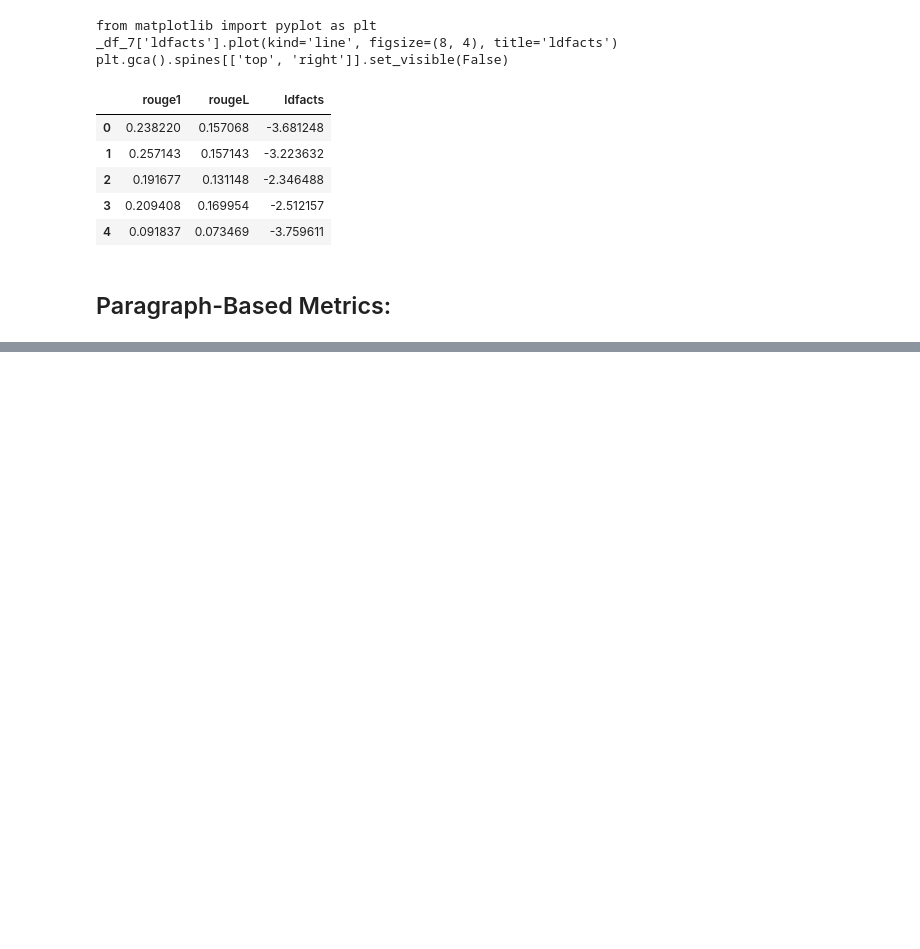
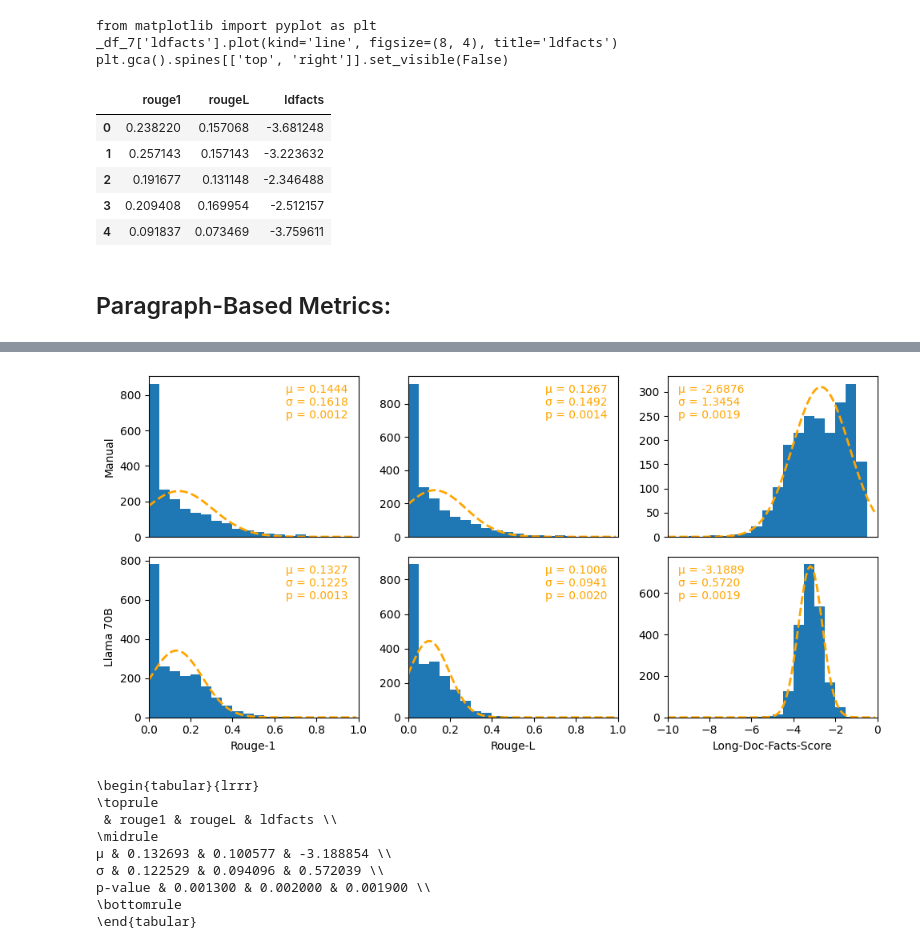
Before and after one commit to EFRA-DH/sgs, a Jupyter notebook: scoring.ipynb, the cells around one changed output, grey strips where cells are left out. Drawn from its saved outputs; the diff is of its cells as text; code cells hidden in the pictures; blank space fills up the shorter version.

```diff
--- a/scoring.ipynb
+++ b/scoring.ipynb
@@ -387,0 +355,7 @@ scores_density.head()
+# %%
+titles = {
+    'rouge1': 'Rouge-1',
+    'rougeL': 'Rouge-L',
+    'ldfacts': 'Long-Doc-Facts-Score',
+    'bart': 'BART-Score'
+}
@@ -387,0 +364,3 @@ scores_density.head()
+# %%
+scores_manual = pd.read_csv('scores_manual.csv', index_col=0).fillna(0.)
+scores_manual.describe()
@@ -387,0 +377,3 @@ scores_density.head()
+# %%
+scores_llama70b = pd.read_csv('scores_llama70b.csv', index_col=0).fillna(0.)
+scores_llama70b.describe()
@@ -387,0 +390,59 @@ scores_density.head()
+# %%
+# create figure:
+fig, axs = plt.subplots(2, 3, figsize=(10, 5))
+
+# plot columns:
+table = {}
+for i, scores in enumerate([scores_manual, scores_llama70b]):
+    for j, col in enumerate(scores.columns):
+      ax = axs[i, j]
+
+      if col.startswith('rouge'): x_min, x_max, x_step = 0., 1., .01
+      else:                       x_min, x_max, x_step = -10., 0., .1
+      bins = np.arange(x_min, x_max, x_step*5.)
+      x = np.arange(x_min, x_max, x_step)
+
+      # plot histogram:
+      ax.hist(scores[col], bins=bins)
+
+      # compute Shapiro-Wilk:
+      mc = monte_carlo_test(x, norm.rvs, lambda x: shapiro(x).statistic, alternative='less')
+
+      # fit and plot normal distribution:
+      mu, std = norm.fit(scores[col])
+      y = norm.pdf(x, mu, std) * (len(scores) * x_step * 5.)
+      ax.plot(x, y, ls='dashed', lw=2, c='orange')
+
+      # print fit characteristics:
+      ax.text(.95 if col.startswith('rouge') else -9.5, .95*ax.get_ylim()[1],
+          f'μ = {mu:.4f}\nσ = {std:.4f}\np = {mc.pvalue:.4f}',
+          horizontalalignment='right' if col.startswith('rouge') else 'left',
+          verticalalignment='top',
+          c='orange'
+      )
+
+      # layout:
+      ax.set_xlim(x_min, x_max)
+      if i == 0: ax.set_xticks([])
+      else: ax.set_xlabel(titles[col])
+      if j == 0: ax.set_ylabel('Manual' if i == 0 else 'Llama 70B')
+
+      table[col] = {'μ':mu, 'σ':std, 'p-value':mc.pvalue}
+
+plt.tight_layout()
+plt.savefig('similarity.pdf')
+plt.show()
+
+# print latex table:
+print(pd.DataFrame(table).to_latex())
+# %% [output]
+[figure, added]
+\begin{tabular}{lrrr}
+\toprule
+ & rouge1 & rougeL & ldfacts \\
+\midrule
+μ & 0.132693 & 0.100577 & -3.188854 \\
+σ & 0.122529 & 0.094096 & 0.572039 \\
+p-value & 0.001300 & 0.002000 & 0.001900 \\
+\bottomrule
+\end{tabular}
```
Also changed, not shown: parts of 12 cells of this notebook.
